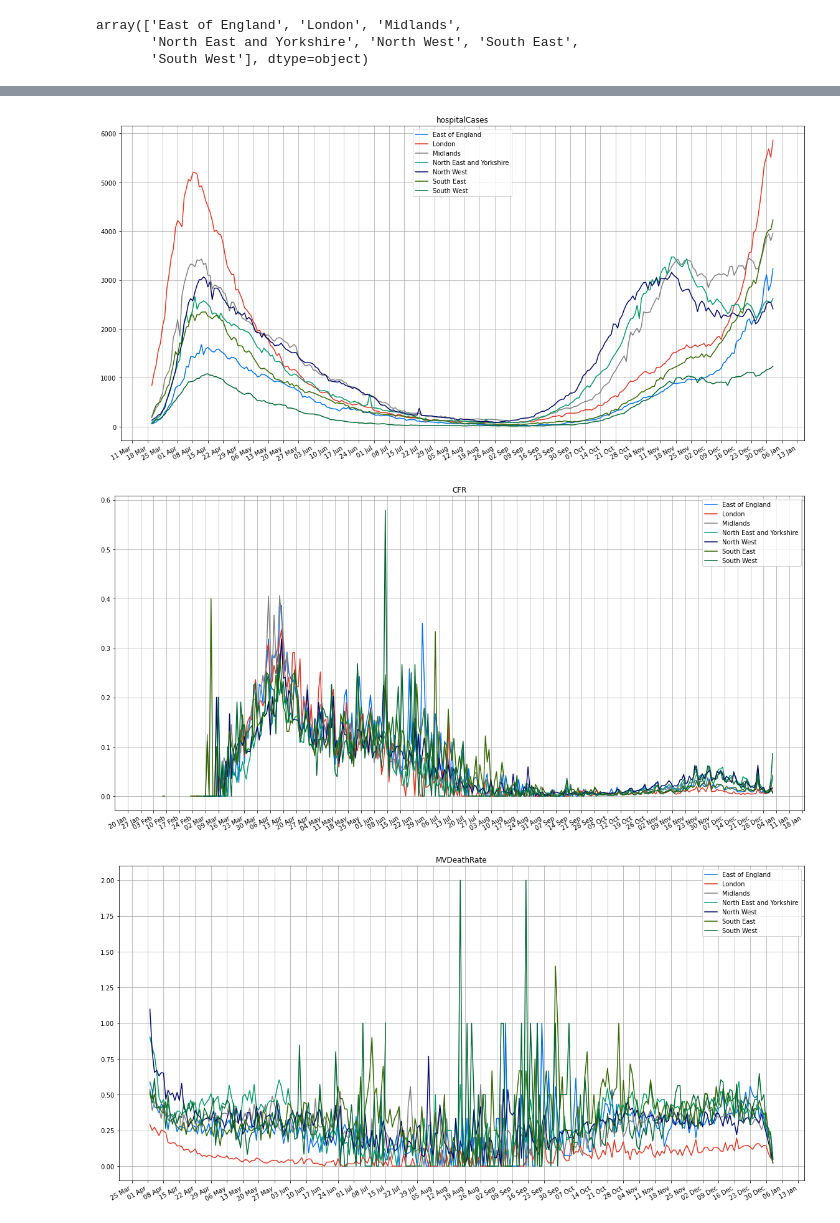
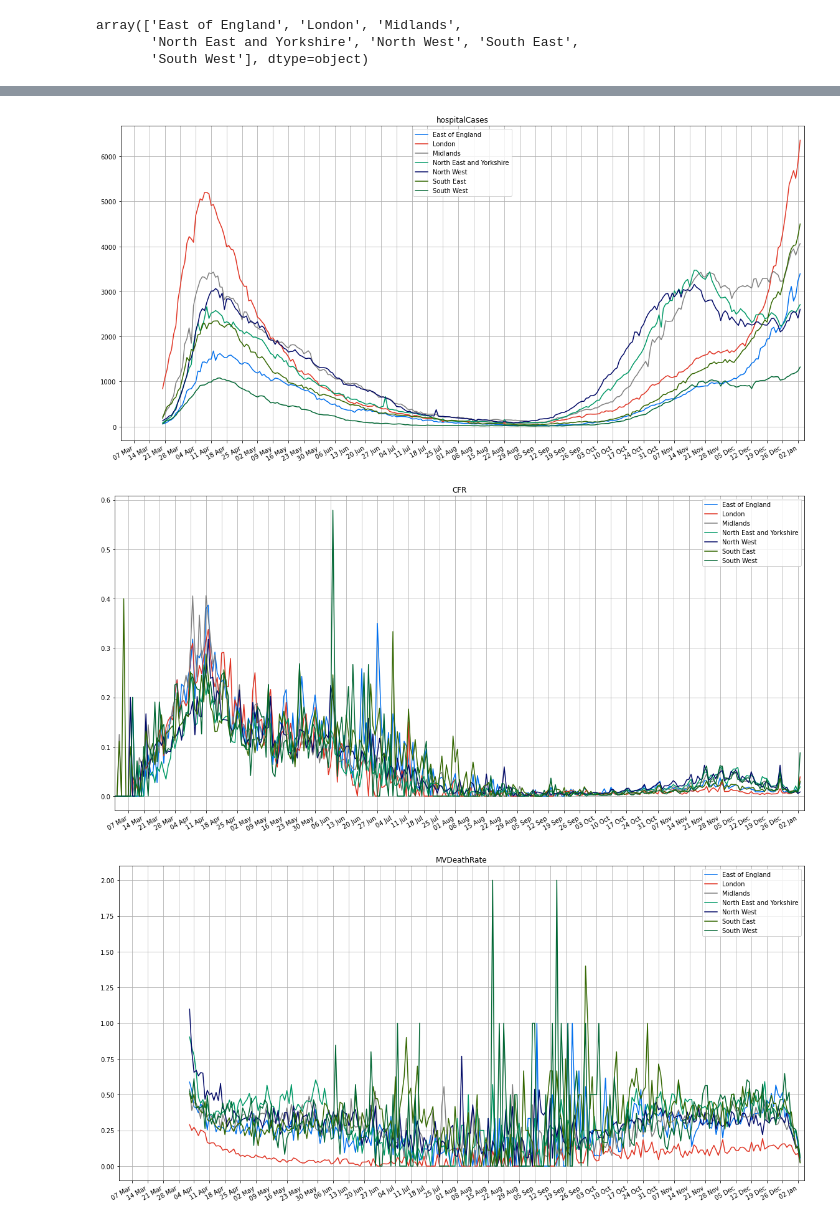
Before and after one commit to adammoss/covid, a Jupyter notebook: examples/covid_api.ipynb, the cells around one changed output, grey strips where cells are left out. Cells and saved outputs as stored; diff of their text form; code cells hidden in the pictures.

```diff
--- a/examples/covid_api.ipynb
+++ b/examples/covid_api.ipynb
@@ -149,11 +149,7 @@ for metric in metrics + nhs_metrics + additional_metrics:
         plt.legend()
         ax = plt.gca()
         ax.xaxis.set_major_formatter(mdates.DateFormatter('%d %b'))
-        #ax.set_xlim([datetime.datetime(2020, 10, 1), datetime.datetime.now()])
+        ax.set_xlim([datetime.datetime(2020, 3, 1), datetime.datetime.now()])
         ax.xaxis.set_major_locator(mdates.DayLocator(interval=7))
         plt.gcf().autofmt_xdate() # Rotation
-        plt.grid()
-        plt.title(metric)
-        plt.tight_layout()
-        plt.show()
 # %% [output]
@@ -169,3 +165,3 @@ for metric in metrics + nhs_metrics + additional_metrics:
-[figure, old version]
+[figure, new version]
-[figure, old version]
+[figure, new version]
-[figure, old version]
+[figure, new version]
```
Also changed, not shown: parts of 3 cells of this notebook, 11 other files.
